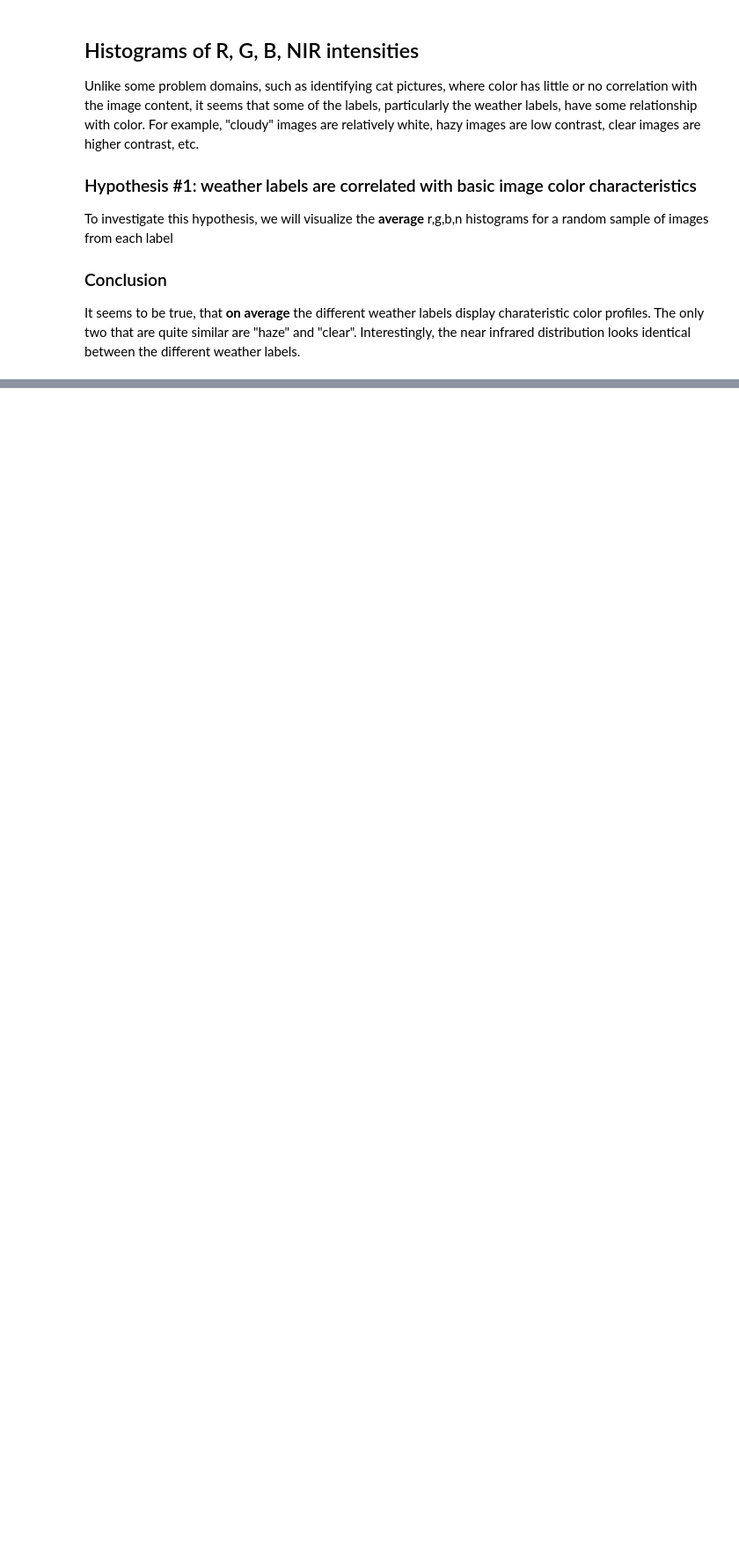
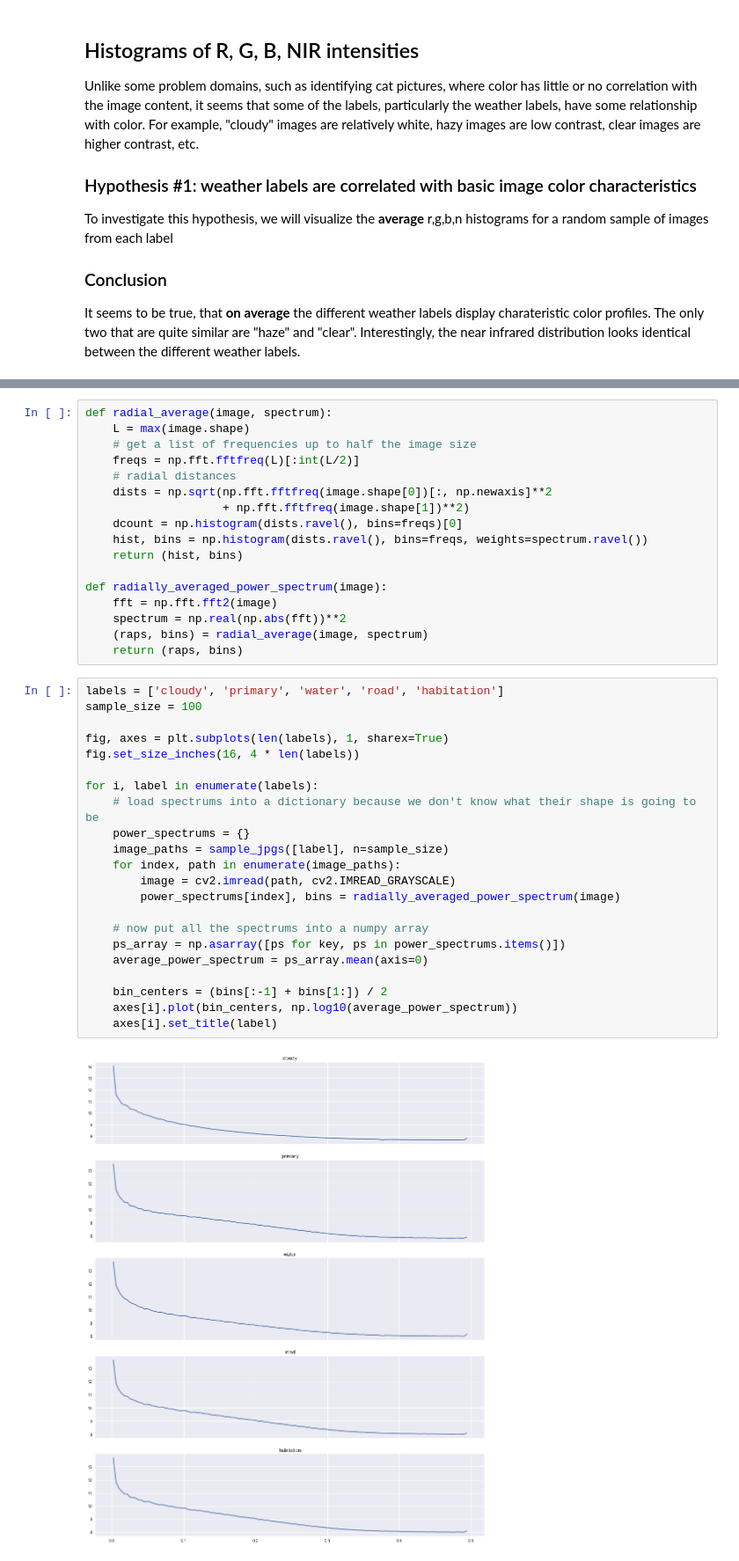
Before and after one commit to mikeskaug/amazon-classifier, a Jupyter notebook: exploration.ipynb, the cells around one changed output, grey strips where cells are left out. Shown at 88% size. Cells and saved outputs as stored; diff of their text form; blank space fills up the shorter version.

```diff
--- a/exploration.ipynb
+++ b/exploration.ipynb
@@ -245,0 +254,41 @@ for i, label in enumerate(labels):
+# %%
+def radial_average(image, spectrum):
+    L = max(image.shape)
+    # get a list of frequencies up to half the image size
+    freqs = np.fft.fftfreq(L)[:int(L/2)]
+    # radial distances
+    dists = np.sqrt(np.fft.fftfreq(image.shape[0])[:, np.newaxis]**2
+                    + np.fft.fftfreq(image.shape[1])**2)
+    dcount = np.histogram(dists.ravel(), bins=freqs)[0]
+    hist, bins = np.histogram(dists.ravel(), bins=freqs, weights=spectrum.ravel())
+    return (hist, bins)
+
+def radially_averaged_power_spectrum(image):
+    fft = np.fft.fft2(image)
+    spectrum = np.real(np.abs(fft))**2
+    (raps, bins) = radial_average(image, spectrum)
+    return (raps, bins)
+# %%
+labels = ['cloudy', 'primary', 'water', 'road', 'habitation']
+sample_size = 100
+
+fig, axes = plt.subplots(len(labels), 1, sharex=True)
+fig.set_size_inches(16, 4 * len(labels))
+
+for i, label in enumerate(labels):
+    # load spectrums into a dictionary because we don't know what their shape is going to be
+    power_spectrums = {}
+    image_paths = sample_jpgs([label], n=sample_size)
+    for index, path in enumerate(image_paths):
+        image = cv2.imread(path, cv2.IMREAD_GRAYSCALE)
+        power_spectrums[index], bins = radially_averaged_power_spectrum(image)
+
+    # now put all the spectrums into a numpy array
+    ps_array = np.asarray([ps for key, ps in power_spectrums.items()])
+    average_power_spectrum = ps_array.mean(axis=0)
+
+    bin_centers = (bins[:-1] + bins[1:]) / 2
+    axes[i].plot(bin_centers, np.log10(average_power_spectrum))
+    axes[i].set_title(label)
+# %% [output]
+[figure, added]
```
Also changed, not shown: parts of 5 cells of this notebook.
